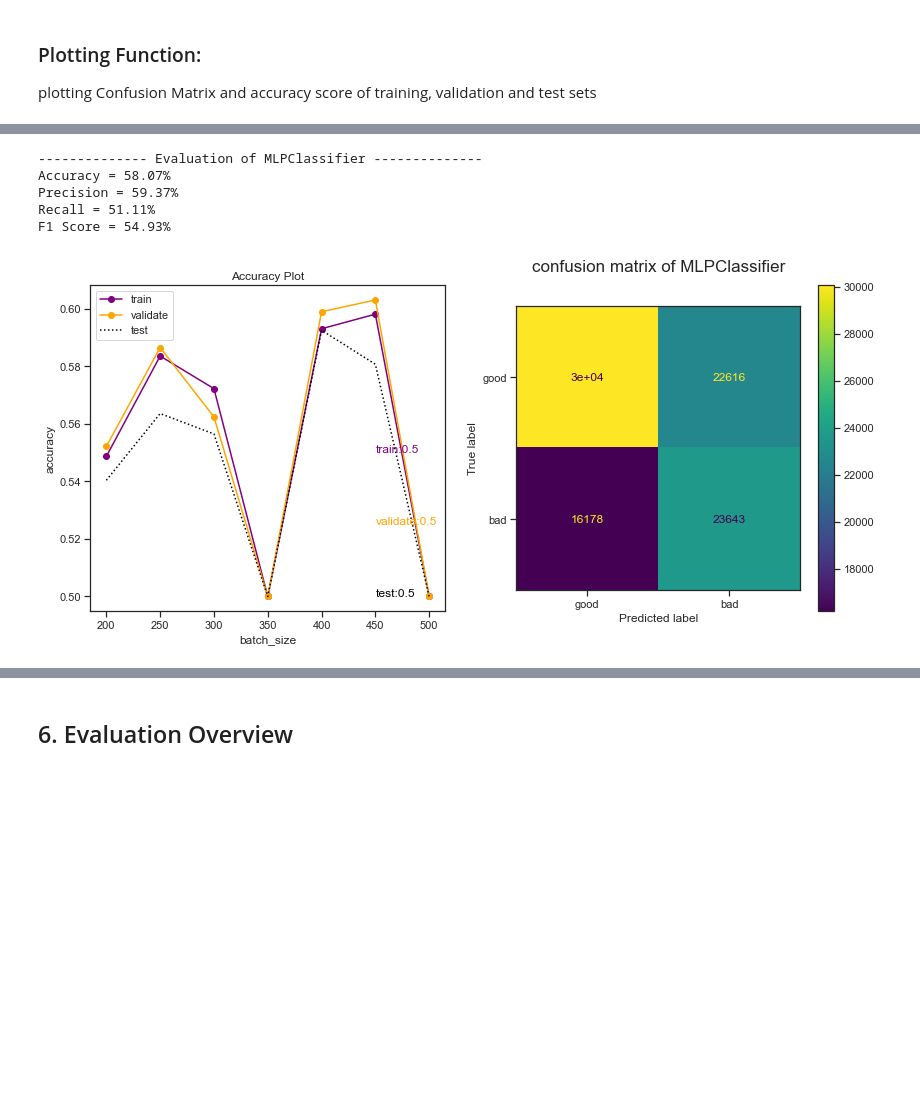
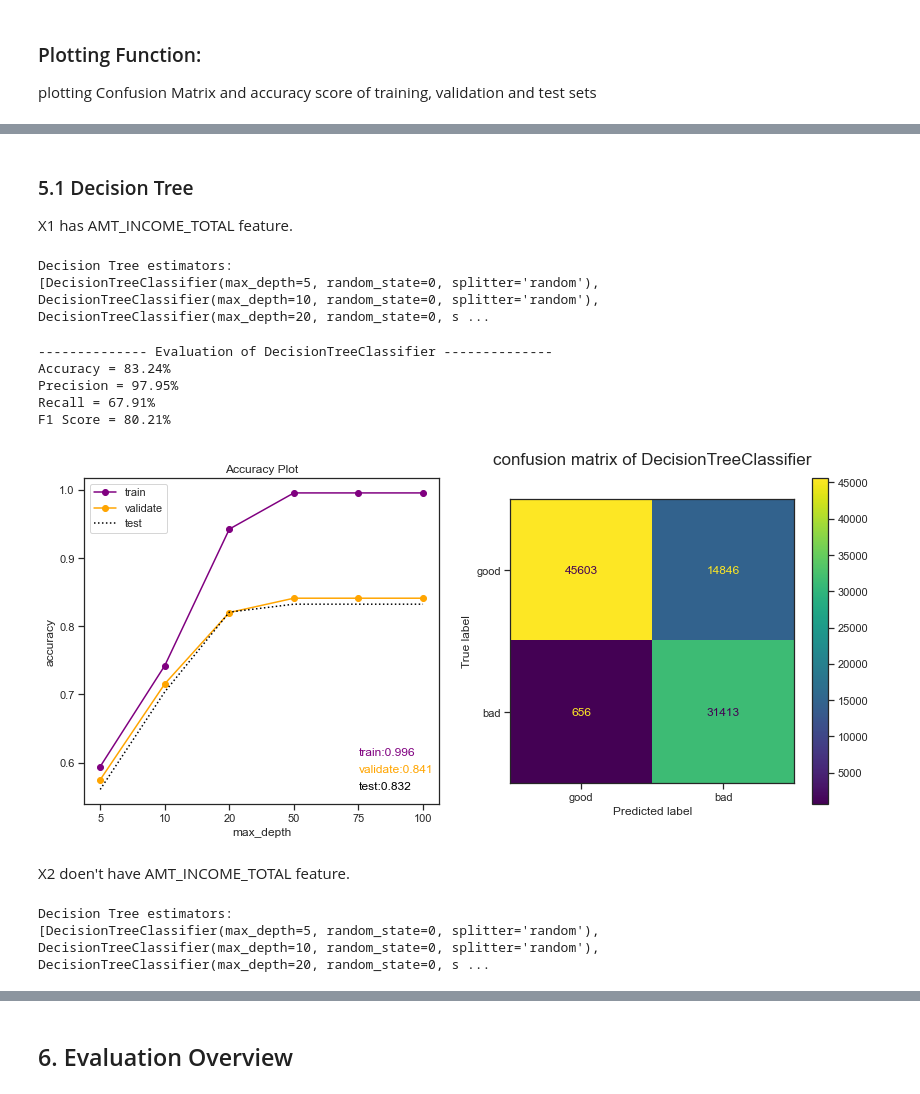
Before and after one commit to MehrnooshAmjadi/Credit-Card-Score-Forecaster, a Jupyter notebook: project.ipynb, the cells around one changed output, grey strips where cells are left out. Cells and saved outputs as stored; diff of their text form; code cells hidden in the pictures; blank space fills up the shorter version.

```diff
--- a/project.ipynb
+++ b/project.ipynb
@@ -524,15 +541,15 @@ X_val, X_test, y_val, y_test = sklearn.model_selection.train_test_split(X_temp,
 # %%
 minmax = MinMaxScaler()
 smote = SMOTE()
-X_train_scaled = pd.DataFrame(minmax.fit_transform(X_train), columns=X_train.columns)
-X_val_scaled = pd.DataFrame(minmax.fit_transform(X_val), columns=X_val.columns)
-X_test_scaled = pd.DataFrame(minmax.transform(X_test), columns=X_test.columns)
+X1_train_scaled = pd.DataFrame(minmax.fit_transform(X1_train), columns=X1_train.columns)
+X1_val_scaled = pd.DataFrame(minmax.fit_transform(X1_val), columns=X1_val.columns)
+X1_test_scaled = pd.DataFrame(minmax.transform(X1_test), columns=X1_test.columns)
 
-X_train_final, y_train_final = smote.fit_resample(X_train_scaled, y_train)
-X_val_final, y_val_final = smote.fit_resample(X_val_scaled, y_val)
-X_test_final, y_test_final = smote.fit_resample(X_test_scaled, y_test)
+X1_train_final, y_train_final = smote.fit_resample(X1_train_scaled, y_train)
+X1_val_final, y_val_final = smote.fit_resample(X1_val_scaled, y_val)
+X1_test_final, y_test_final = smote.fit_resample(X1_test_scaled, y_test)
 
-print('shape of train set, X_train:', X_train_final.shape, ', y_train:', y_train_final.shape)
-print('shape of validation set, X_val:', X_val_final.shape, ', y_val:', y_val_final.shape)
-print('shape of test set, X_test:', X_test_final.shape, ', y_test:', y_test_final.shape)
+print('shape of train set, X1_train:', X1_train_final.shape, ', y_train:', y_train_final.shape)
+print('shape of validation set, X1_val:', X1_val_final.shape, ', y_val:', y_val_final.shape)
+print('shape of test set, X1_test:', X1_test_final.shape, ', y_test:', y_test_final.shape)
 # %% [output]
@@ -541,0 +561,14 @@ shape of test set, X_test: (92518, 16) , y_test: (92518,)
+# %%
+minmax = MinMaxScaler()
+smote = SMOTE()
+X2_train_scaled = pd.DataFrame(minmax.fit_transform(X2_train), columns=X2_train.columns)
+X2_val_scaled = pd.DataFrame(minmax.fit_transform(X2_val), columns=X2_val.columns)
+X2_test_scaled = pd.DataFrame(minmax.transform(X2_test), columns=X2_test.columns)
+
+X2_train_final, y_train_final = smote.fit_resample(X2_train_scaled, y_train)
+X2_val_final, y_val_final = smote.fit_resample(X2_val_scaled, y_val)
+X2_test_final, y_test_final = smote.fit_resample(X2_test_scaled, y_test)
+
+print('shape of train set, X2_train:', X2_train_final.shape, ', y_train:', y_train_final.shape)
+print('shape of validation set, X2_val:', X2_val_final.shape, ', y_val:', y_val_final.shape)
+print('shape of test set, X2_test:', X2_test_final.shape, ', y_test:', y_test_final.shape)
@@ -756,10 +596,0 @@ Neural Network estimators:
-# %%
-best_nnp = plotting(nnp, 'batch_size', [200, 250, 300, 350, 400, 450, 500])
-eval_nnp = evaluation(X_test_final, y_test_final, best_nnp)
-# %% [output]
--------------- Evaluation of MLPClassifier --------------
-Accuracy = 58.07%
-Precision = 59.37%
-Recall = 51.11%
-F1 Score = 54.93%
-[figure, removed]
@@ -765,0 +668,35 @@ F1 Score = 54.93%
+# %% [markdown]
+### 5.1 Decision Tree
+
+X1 has AMT_INCOME_TOTAL feature.
+# %%
+dtc = training(X1_train_final, y_train_final, sklearn.tree.DecisionTreeClassifier,
+                                   'max_depth', [5, 10, 20, 50, 75, 100], splitter='random', random_state=0)
+
+print("Decision Tree estimators: ")
+print(dtc)
+# %% [output]
+Decision Tree estimators:
+[DecisionTreeClassifier(max_depth=5, random_state=0, splitter='random'), DecisionTreeClassifier(max_depth=10, random_state=0, splitter='random'), DecisionTreeClassifier(max_depth=20, random_state=0, s ...
+# %%
+best_tree1 = plotting(dtc, 'max_depth', [5, 10, 20, 50, 75, 100],X1_train_final, y_train_final,
+             X1_val_final, y_val_final, X1_test_final,y_test_final)
+eval_tree1 = evaluation(X1_test_final, y_test_final, best_tree1)
+# %% [output]
+-------------- Evaluation of DecisionTreeClassifier --------------
+Accuracy = 83.24%
+Precision = 97.95%
+Recall = 67.91%
+F1 Score = 80.21%
+[figure, added]
+# %% [markdown]
+X2 doen't have AMT_INCOME_TOTAL feature.
+# %%
+dtc = training(X2_train_final, y_train_final, sklearn.tree.DecisionTreeClassifier,
+                                   'max_depth', [5, 10, 20, 50, 75, 100], splitter='random', random_state=0)
+
+print("Decision Tree estimators: ")
+print(dtc)
+# %% [output]
+Decision Tree estimators:
+[DecisionTreeClassifier(max_depth=5, random_state=0, splitter='random'), DecisionTreeClassifier(max_depth=10, random_state=0, splitter='random'), DecisionTreeClassifier(max_depth=20, random_state=0, s ...
```
Also changed, not shown: parts of 67 cells of this notebook.
